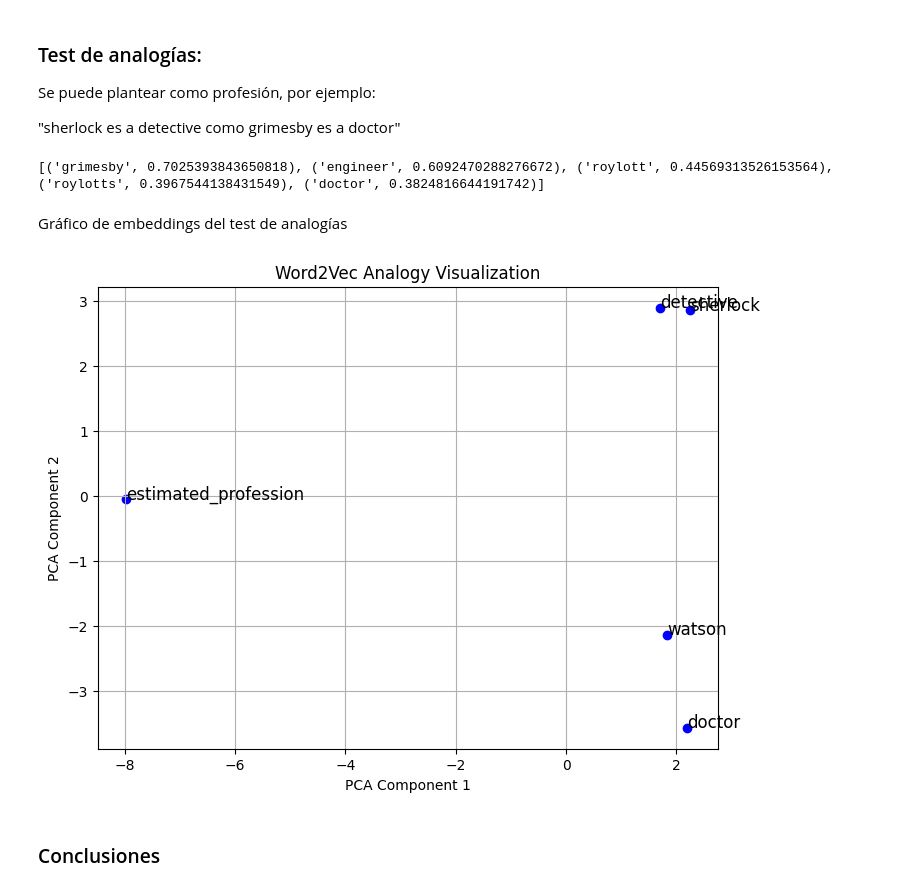
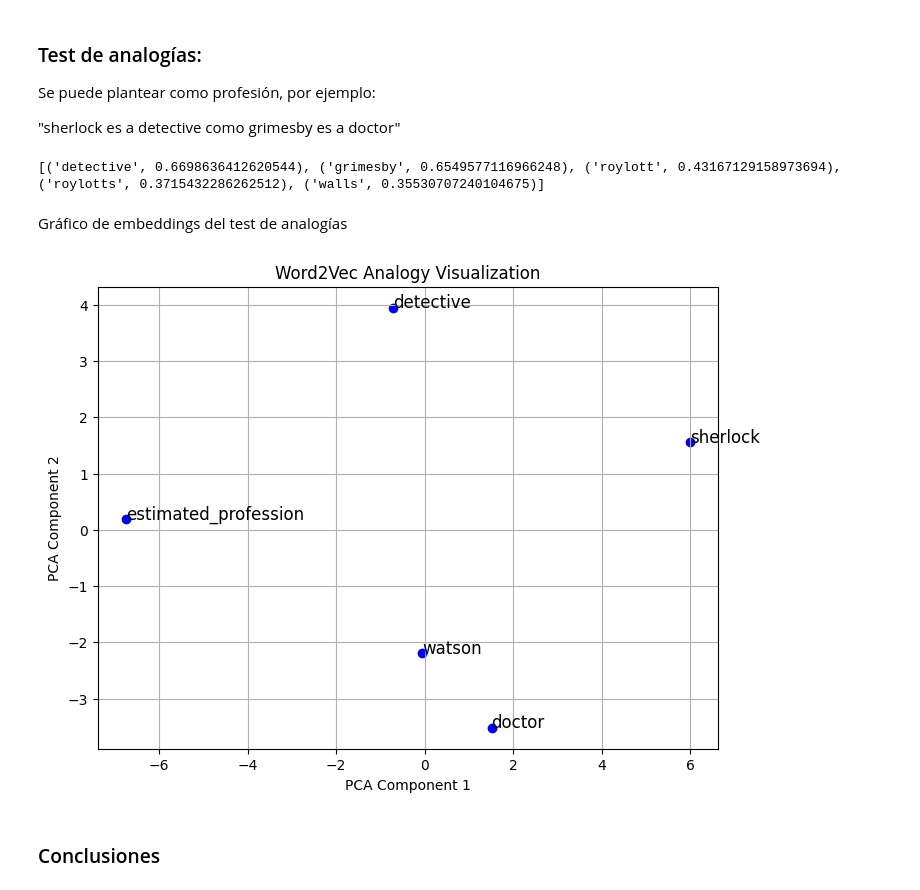
Before and after one commit to jmestanza/natural-language-processing-practice, a Jupyter notebook: desafios/Desafio_2/Desafio_2.ipynb, the cells around one changed output. Drawn from its saved outputs; the diff is of its cells as text; code cells hidden in the pictures.

```diff
--- a/desafios/Desafio_2/Desafio_2.ipynb
+++ b/desafios/Desafio_2/Desafio_2.ipynb
@@ -468,8 +474,8 @@ Se puede plantear como profesión, por ejemplo:
 # %%
 import numpy as np
 
-example_name = w2v_model.wv.get_vector("victoria")
-example_profession = w2v_model.wv.get_vector("engineer")
+example_name = w2v_model.wv.get_vector("sherlock")
+example_profession = w2v_model.wv.get_vector("detective")
 name_profession_relationship = example_name-example_profession
 question_name = w2v_model.wv.get_vector("grimesby")
 
@@ -479,34 +485,34 @@ estimated = question_name-name_profession_relationship
 similar_words = w2v_model.wv.most_similar(positive=[estimated], topn=5)
 print(similar_words)
 # %% [output]
-[('grimesby', 0.7025393843650818), ('engineer', 0.6092470288276672), ('roylott', 0.44569313526153564), ('roylotts', 0.3967544138431549), ('doctor', 0.3824816644191742)]
+[('detective', 0.6698636412620544), ('grimesby', 0.6549577116966248), ('roylott', 0.43167129158973694), ('roylotts', 0.3715432286262512), ('walls', 0.35530707240104675)]
 # %% [markdown]
 Gráfico de embeddings del test de analogías
 # %%
 from sklearn.decomposition import PCA
 import matplotlib.pyplot as plt
 # Reduce to 2D using PCA
 pca = PCA(n_components=2)
 # Collect vectors for visualization
 words = ["sherlock", "detective", "watson", "doctor" , "estimated_profession"]
-vectors = np.array([example_name, example_profession, question_name,  w2v_model.wv.get_vector("doctor"), question_capital_estimated])
+vectors = np.array([example_name, example_profession, question_name,  w2v_model.wv.get_vector("doctor"), estimated])
 
 vectors_2d = pca.fit_transform(vectors)
 
 # Plot
 plt.figure(figsize=(8,6))
 plt.scatter(vectors_2d[:, 0], vectors_2d[:, 1], color='blue')
 
 # Annotate each point
 for i, word in enumerate(words):
     plt.annotate(word, (vectors_2d[i, 0], vectors_2d[i, 1]), fontsize=12)
 
 plt.title("Word2Vec Analogy Visualization")
 plt.xlabel("PCA Component 1")
 plt.ylabel("PCA Component 2")
 plt.grid()
 plt.show()
 # %% [output]
-[figure, old version]
+[figure, new version]
 # %% [markdown]
 ### Conclusiones
```
Also changed, not shown: parts of 11 cells of this notebook.
